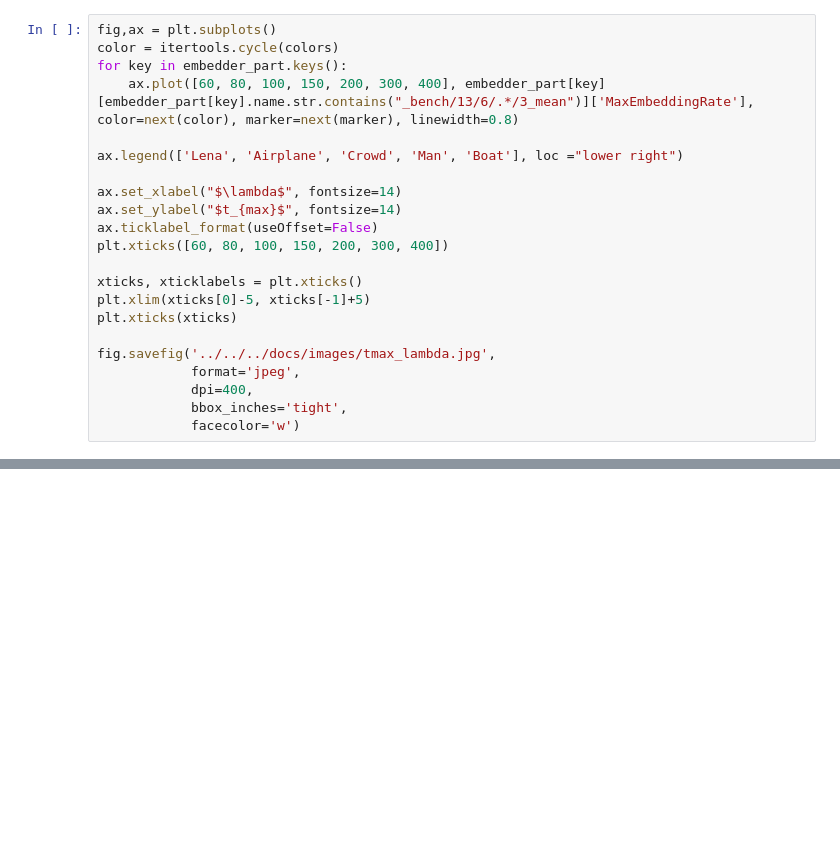
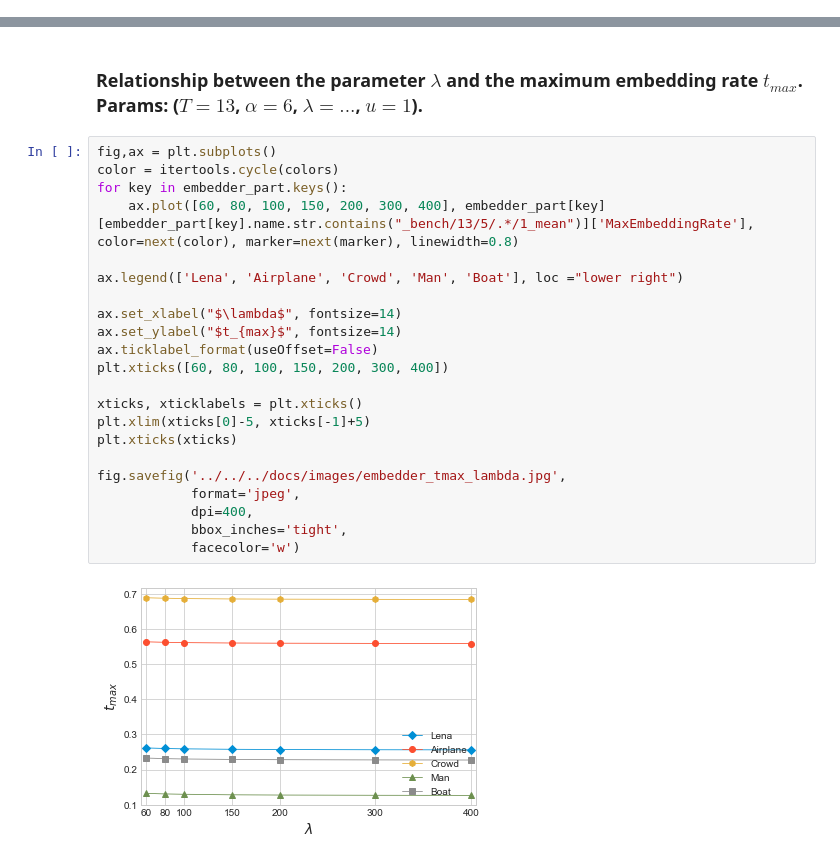
Before and after one commit to m4drat/reversible-data-hiding, a Jupyter notebook: utils/src/visualise_data.ipynb, the cells around one changed output, grey strips where cells are left out. Drawn from its saved outputs; the diff is of its cells as text; blank space fills up the shorter version.

Commit message:
Added new graphs to the jupyter notebook.

```diff
--- a/utils/src/visualise_data.ipynb
+++ b/utils/src/visualise_data.ipynb
@@ -140,22 +0,0 @@ fig.savefig('../../../docs/images/tmax_T.jpg',
-# %%
-fig,ax = plt.subplots()
-color = itertools.cycle(colors)
-for key in embedder_part.keys():
-    ax.plot([60, 80, 100, 150, 200, 300, 400], embedder_part[key][embedder_part[key].name.str.contains("_bench/13/6/.*/3_mean")]['MaxEmbeddingRate'], color=next(color), marker=next(marker), linewidth=0.8)
-
-ax.legend(['Lena', 'Airplane', 'Crowd', 'Man', 'Boat'], loc ="lower right")
-
-ax.set_xlabel("$\lambda$", fontsize=14)
-ax.set_ylabel("$t_{max}$", fontsize=14)
-ax.ticklabel_format(useOffset=False)
-plt.xticks([60, 80, 100, 150, 200, 300, 400])
-
-xticks, xticklabels = plt.xticks()
-plt.xlim(xticks[0]-5, xticks[-1]+5)
-plt.xticks(xticks)
-
-fig.savefig('../../../docs/images/tmax_lambda.jpg',
-            format='jpeg',
-            dpi=400,
-            bbox_inches='tight',
-            facecolor='w')
@@ -287,0 +190,26 @@ fig.savefig('../../../docs/images/PSNR_SSIM_lsb-layers.jpg',
+# %% [markdown]
+### Relationship between the parameter $\lambda$ and the maximum embedding rate $t_{max}$. Params: ($T=13$, $\alpha=6$, $\lambda=...$, $u=1$).
+# %%
+fig,ax = plt.subplots()
+color = itertools.cycle(colors)
+for key in embedder_part.keys():
+    ax.plot([60, 80, 100, 150, 200, 300, 400], embedder_part[key][embedder_part[key].name.str.contains("_bench/13/5/.*/1_mean")]['MaxEmbeddingRate'], color=next(color), marker=next(marker), linewidth=0.8)
+
+ax.legend(['Lena', 'Airplane', 'Crowd', 'Man', 'Boat'], loc ="lower right")
+
+ax.set_xlabel("$\lambda$", fontsize=14)
+ax.set_ylabel("$t_{max}$", fontsize=14)
+ax.ticklabel_format(useOffset=False)
+plt.xticks([60, 80, 100, 150, 200, 300, 400])
+
+xticks, xticklabels = plt.xticks()
+plt.xlim(xticks[0]-5, xticks[-1]+5)
+plt.xticks(xticks)
+
+fig.savefig('../../../docs/images/embedder_tmax_lambda.jpg',
+            format='jpeg',
+            dpi=400,
+            bbox_inches='tight',
+            facecolor='w')
+# %% [output]
+[figure, added]
```
Also changed, not shown: parts of 56 cells of this notebook, 1 other file.
